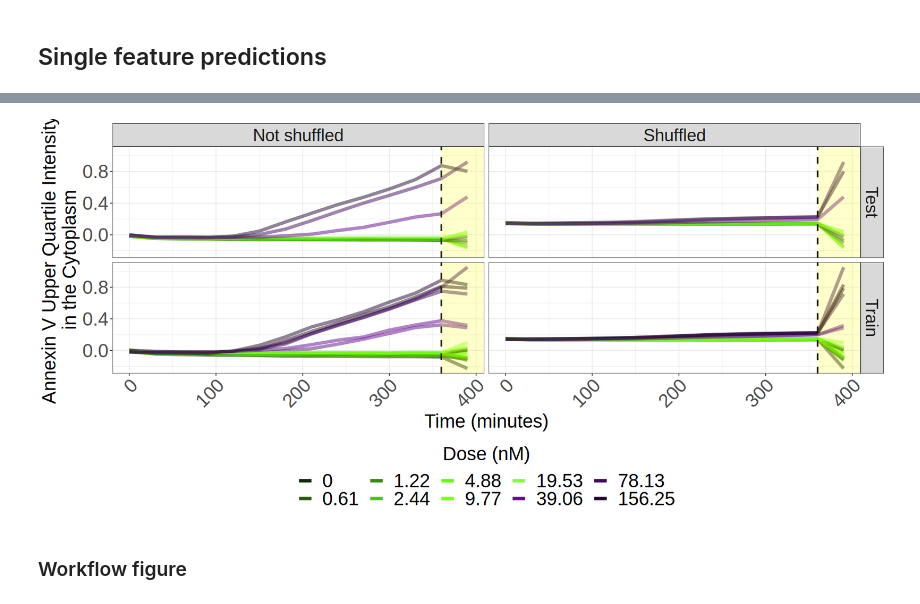
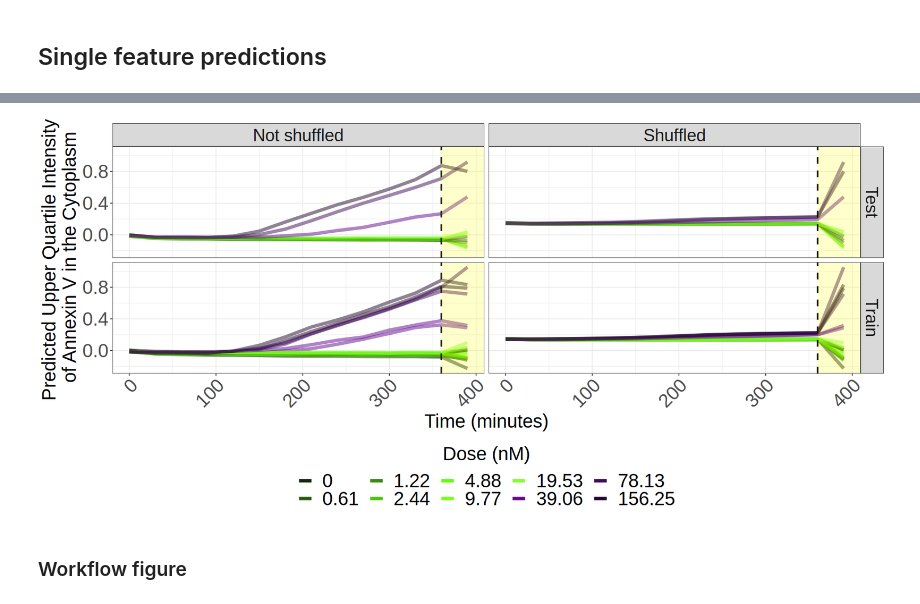
Before and after one commit to WayScience/live_cell_timelapse_apoptosis_analysis, a Jupyter notebook: 5.bulk_timelapse_model/notebooks/4.plot_results.ipynb, the cells around one changed output, grey strips where cells are left out. Cells and saved outputs as stored; diff of their text form; code cells hidden in the pictures.

```diff
--- a/5.bulk_timelapse_model/notebooks/4.plot_results.ipynb
+++ b/5.bulk_timelapse_model/notebooks/4.plot_results.ipynb
@@ -454,35 +454,35 @@ subset_results_Terminal_Cytoplasm_Intensity_UpperQuartileIntensity_AnnexinV$shuf
 # plot the pca
 Terminal_Cytoplasm_Intensity_UpperQuartileIntensity_AnnexinV_plot <- (
     ggplot(subset_results_Terminal_Cytoplasm_Intensity_UpperQuartileIntensity_AnnexinV, aes(x = Metadata_Time, y = Terminal_Cytoplasm_Intensity_UpperQuartileIntensity_AnnexinV, color = Metadata_dose, group = Group))
     + geom_line(aes(group = Group), alpha = 0.5, size = 2)
     + theme_minimal()
     + facet_grid(Metadata_data_split ~ shuffled)
 
     + geom_vline(xintercept = (30*12), linetype = "dashed", color = "black", size = 1)
 
-    + labs(x="Time (minutes)", y="Annexin V Upper Quartile Intensity\nin the Cytoplasm", color="Dose (nM)")
+    + labs(x="Time (minutes)", y="Predicted Upper Quartile Intensity\n of Annexin V in the Cytoplasm", color="Dose (nM)")
     + plot_themes
     + scale_color_manual(values = color_palette_dose)
     + dose_guides_color
     + theme(
         # axis tick labels
         axis.text.x = element_text(angle = 45, hjust = 1, vjust = 1),
     )
     # add yellow background to the plot from x=360 to the end
     + annotate("rect", xmin = 360, xmax = Inf, ymin = -Inf, ymax = Inf, alpha = 0.2, fill = "yellow")
 
 
 )
 ggsave(
     filename = "../figures/AnnexinV_UpperQuartile_Intensity_in_the_Cytoplasm.png",
     plot = Terminal_Cytoplasm_Intensity_UpperQuartileIntensity_AnnexinV_plot,
     width = width,
     height = height,
     dpi = 600
 )
 Terminal_Cytoplasm_Intensity_UpperQuartileIntensity_AnnexinV_plot
 # %% [output]
-[figure, old version]
+[figure, new version]
 # %% [markdown]
 ### Workflow figure
 # %%
```
Also changed, not shown: parts of 2 cells of this notebook, 3 other files.
